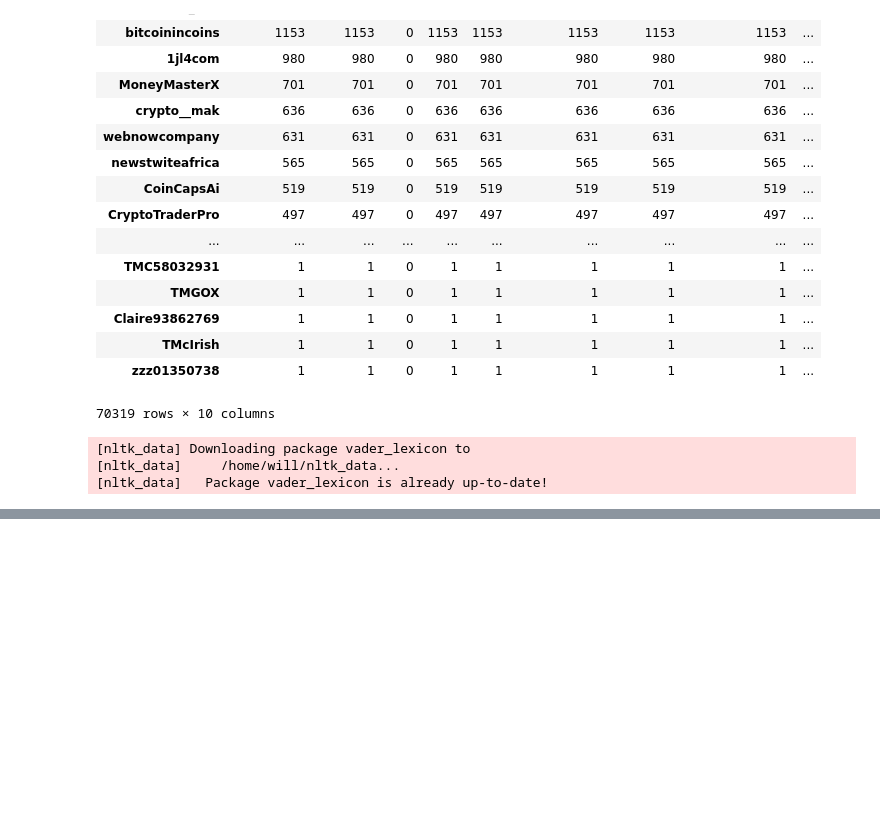
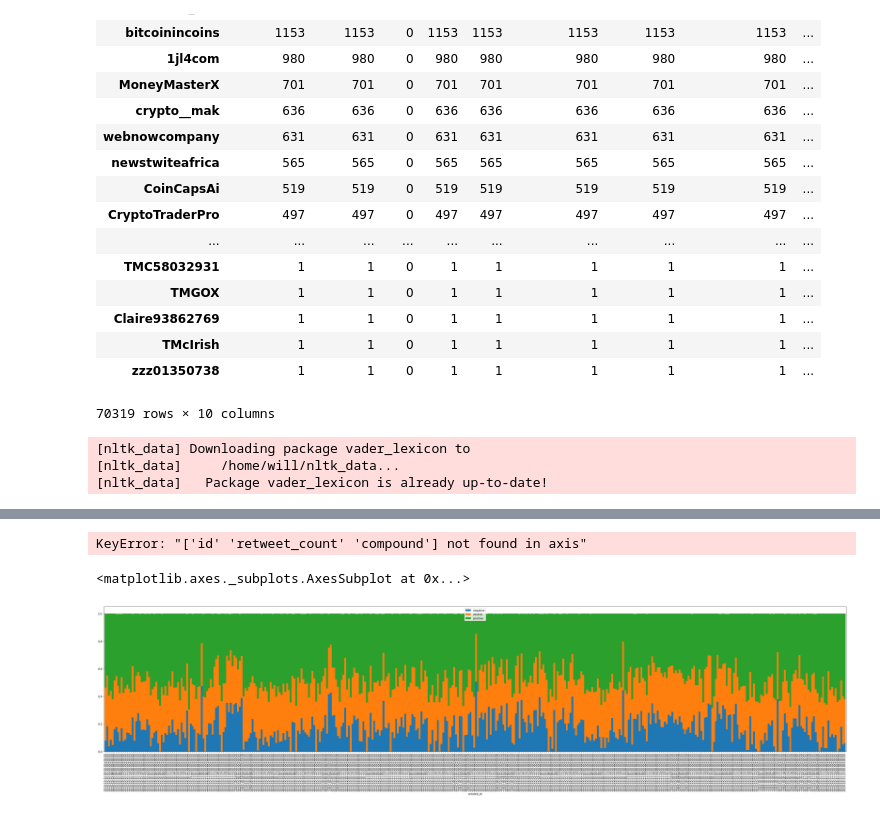
Before and after one commit to willwillis/Crypto-Sentiment-Clusters, a Jupyter notebook: notebooks/will/twitter/parse-premium-jsonl.ipynb, the cells around one changed output, grey strips where cells are left out. Cells and saved outputs as stored; diff of their text form; code cells hidden in the pictures; blank space fills up the shorter version.

Commit message:
sentiment

```diff
--- a/notebooks/will/twitter/parse-premium-jsonl.ipynb
+++ b/notebooks/will/twitter/parse-premium-jsonl.ipynb
@@ -213,0 +225,2 @@ NameError: name 'articles_df' is not defined
+# %%
+tweet_sentiment_df['created_at'] = pd.to_datetime(tweet_sentiment_df['created_at'])
@@ -213,0 +251,9 @@ NameError: name 'articles_df' is not defined
+# %%
+tweet_sentiment_df.drop(columns=['id', 'retweet_count','compound'], inplace=True)
+# %% [output]
+KeyError: "['id' 'retweet_count' 'compound'] not found in axis"
+# %%
+tweet_sentiment_df[tweet_sentiment_df['neutral']<.4].resample('H', on='created_at').mean().plot(figsize=(50,10), kind='bar', stacked=True, width=1.0)
+# %% [output]
+<matplotlib.axes._subplots.AxesSubplot at 0x...>
+[figure, added]
```
Also changed, not shown: parts of 5 cells of this notebook, 2 other files.
